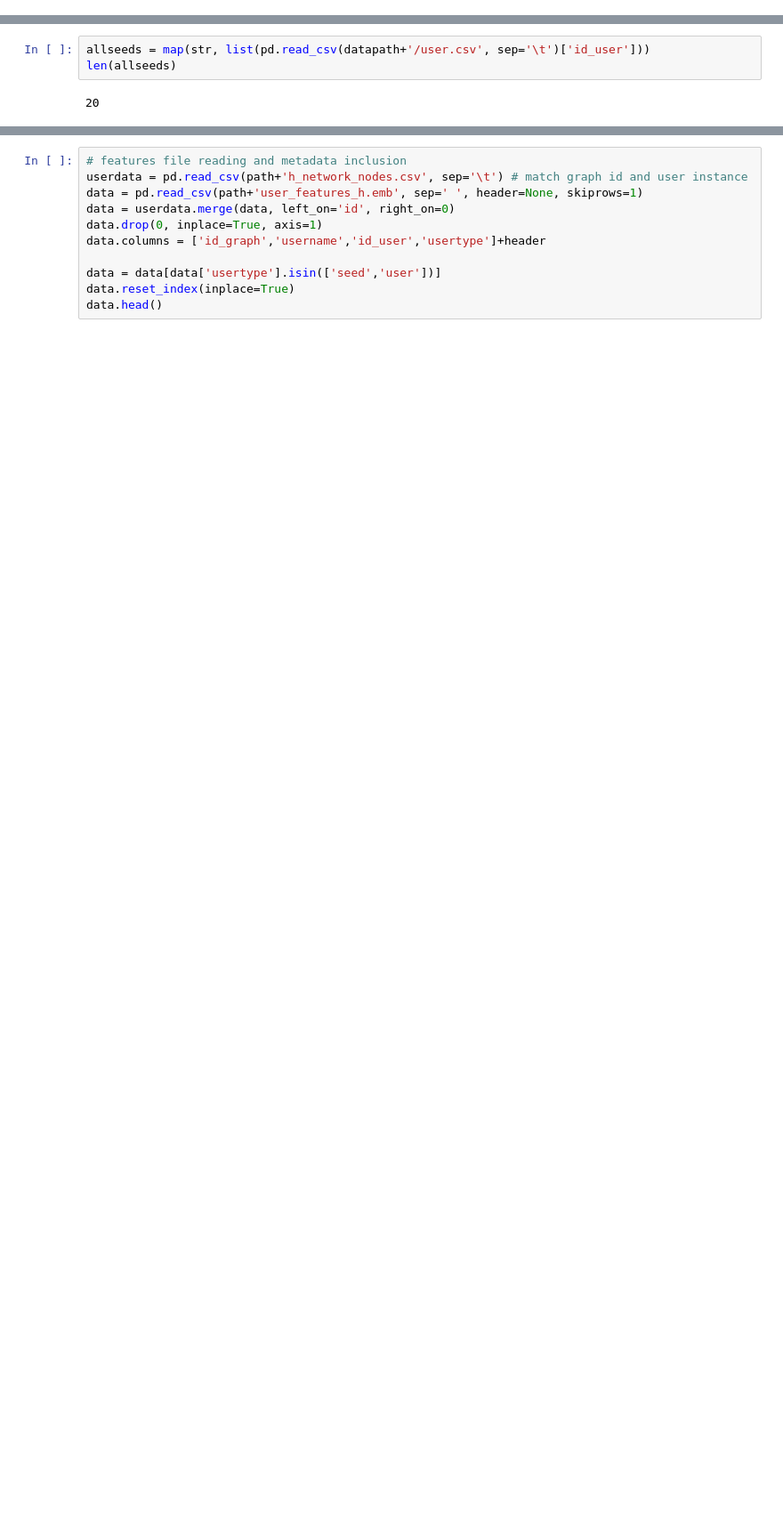
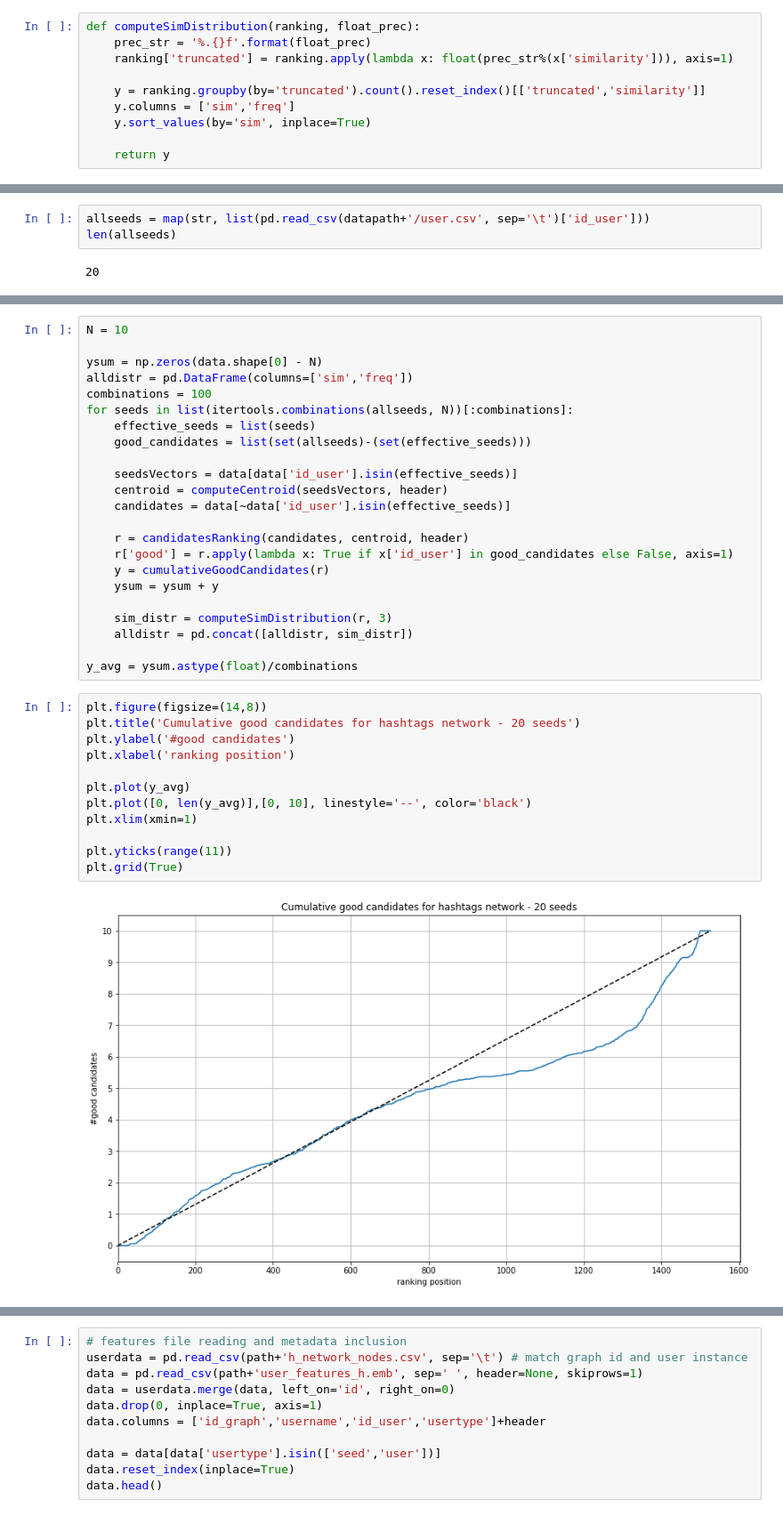
Before and after one commit to DataSciencePolimi/NetSKE, a Jupyter notebook: graphs/Finance Domain - 20 seeds - Candidates as Random.ipynb, the cells around one changed output, grey strips where cells are left out. Shown at 89% size. Saved outputs shown, nothing was run; the diff lists cells and outputs as text; blank space fills up the shorter version.

Commit message:
conclusion of test using hashtag network and 20 finance seeds

```diff
--- a/graphs/Finance Domain - 20 seeds - Candidates as Random.ipynb
+++ b/graphs/Finance Domain - 20 seeds - Candidates as Random.ipynb
@@ -60,5 +60,15 @@ def plotData(seeds, candidates, components):
     plt.figure(figsize=(12,12))
     plt.scatter(candidates[x], candidates[y], marker='.', s=40, lw=0, alpha=0.7)
     plt.scatter(seeds[x], seeds[y], marker='x', color='red')
+# %%
+def computeSimDistribution(ranking, float_prec):
+    prec_str = '%.{}f'.format(float_prec)
+    ranking['truncated'] = ranking.apply(lambda x: float(prec_str%(x['similarity'])), axis=1)
+
+    y = ranking.groupby(by='truncated').count().reset_index()[['truncated','similarity']]
+    y.columns = ['sim','freq']
+    y.sort_values(by='sim', inplace=True)
+
+    return y
 # %%
 header = ['{}'.format(i) for i in range(1,9)]
@@ -77,0 +131,37 @@ len(allseeds)
+# %%
+N = 10
+
+ysum = np.zeros(data.shape[0] - N)
+alldistr = pd.DataFrame(columns=['sim','freq'])
+combinations = 100
+for seeds in list(itertools.combinations(allseeds, N))[:combinations]:
+    effective_seeds = list(seeds)
+    good_candidates = list(set(allseeds)-(set(effective_seeds)))
+
+    seedsVectors = data[data['id_user'].isin(effective_seeds)]
+    centroid = computeCentroid(seedsVectors, header)
+    candidates = data[~data['id_user'].isin(effective_seeds)]
+
+    r = candidatesRanking(candidates, centroid, header)
+    r['good'] = r.apply(lambda x: True if x['id_user'] in good_candidates else False, axis=1)
+    y = cumulativeGoodCandidates(r)
+    ysum = ysum + y
+
+    sim_distr = computeSimDistribution(r, 3)
+    alldistr = pd.concat([alldistr, sim_distr])
+
+y_avg = ysum.astype(float)/combinations
+# %%
+plt.figure(figsize=(14,8))
+plt.title('Cumulative good candidates for hashtags network - 20 seeds')
+plt.ylabel('#good candidates')
+plt.xlabel('ranking position')
+
+plt.plot(y_avg)
+plt.plot([0, len(y_avg)],[0, 10], linestyle='--', color='black')
+plt.xlim(xmin=1)
+
+plt.yticks(range(11))
+plt.grid(True)
+# %% [output]
+[figure, added]
```
Also changed, not shown: parts of 12 cells of this notebook, 5 other files.
